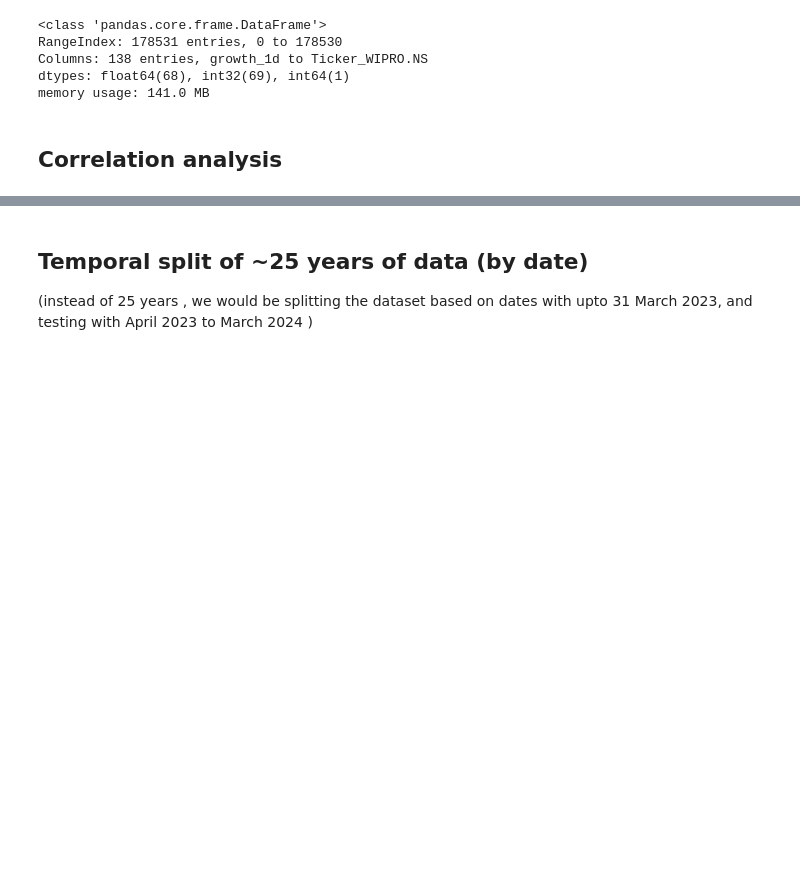
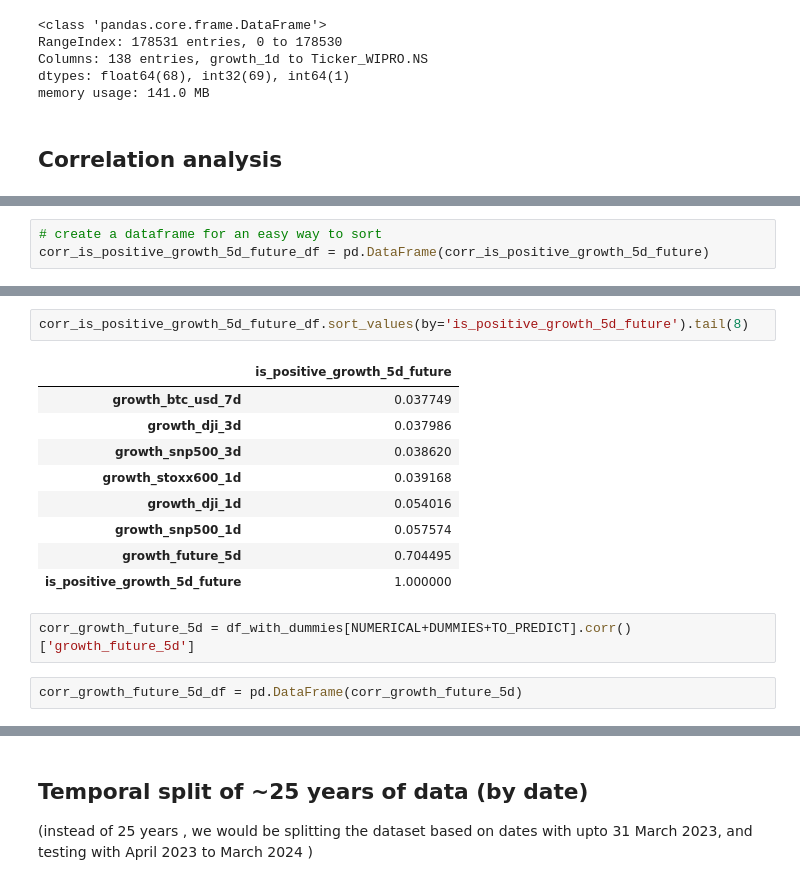
Before and after one commit to MekongDelta-mind/sma_project_repo, a Jupyter notebook: project_sma.ipynb, the cells around one changed output, grey strips where cells are left out. Saved outputs shown, nothing was run; the diff lists cells and outputs as text; blank space fills up the shorter version.

```diff
--- a/project_sma.ipynb
+++ b/project_sma.ipynb
@@ -1452,0 +1494,3 @@ memory usage: 141.0 MB
+# %%
+# create a dataframe for an easy way to sort
+corr_is_positive_growth_5d_future_df = pd.DataFrame(corr_is_positive_growth_5d_future)
@@ -1452,0 +1510,16 @@ memory usage: 141.0 MB
+# %%
+corr_is_positive_growth_5d_future_df.sort_values(by='is_positive_growth_5d_future').tail(8)
+# %% [output]
+|  | is_positive_growth_5d_future |
+| growth_btc_usd_7d | 0.037749 |
+| growth_dji_3d | 0.037986 |
+| growth_snp500_3d | 0.038620 |
+| growth_stoxx600_1d | 0.039168 |
+| growth_dji_1d | 0.054016 |
+| growth_snp500_1d | 0.057574 |
+| growth_future_5d | 0.704495 |
+| is_positive_growth_5d_future | 1.000000 |
+# %%
+corr_growth_future_5d = df_with_dummies[NUMERICAL+DUMMIES+TO_PREDICT].corr()['growth_future_5d']
+# %%
+corr_growth_future_5d_df = pd.DataFrame(corr_growth_future_5d)
```
Also changed, not shown: parts of 13 cells of this notebook, 2 other files.
